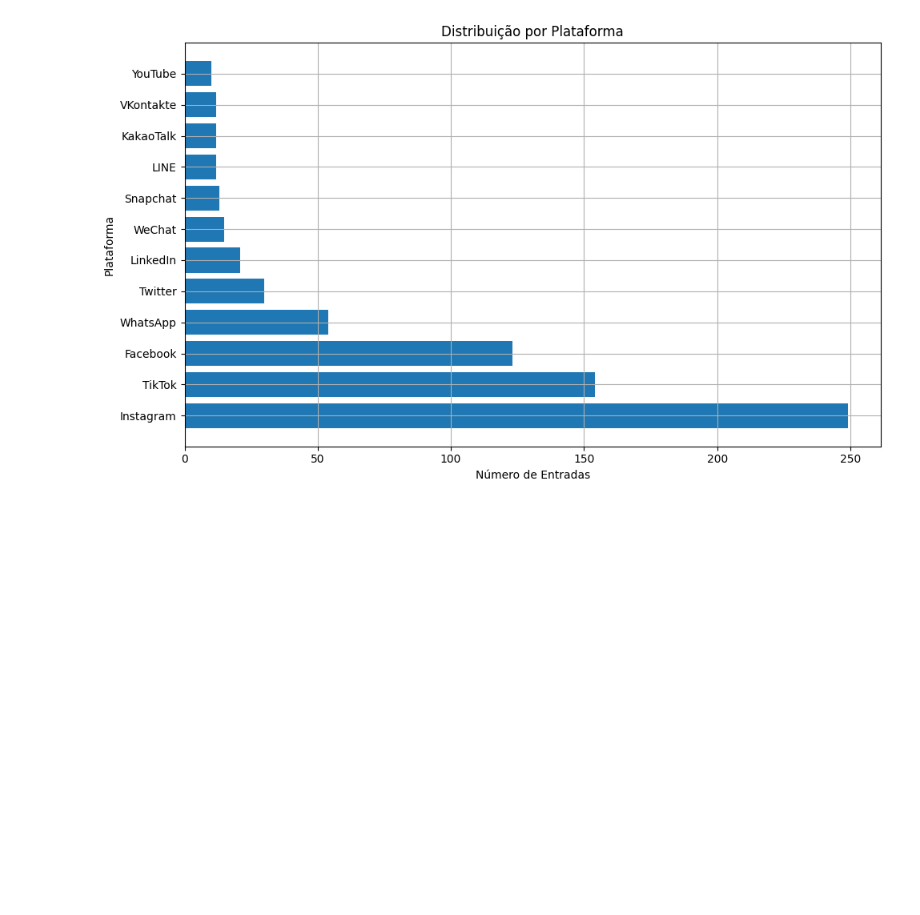
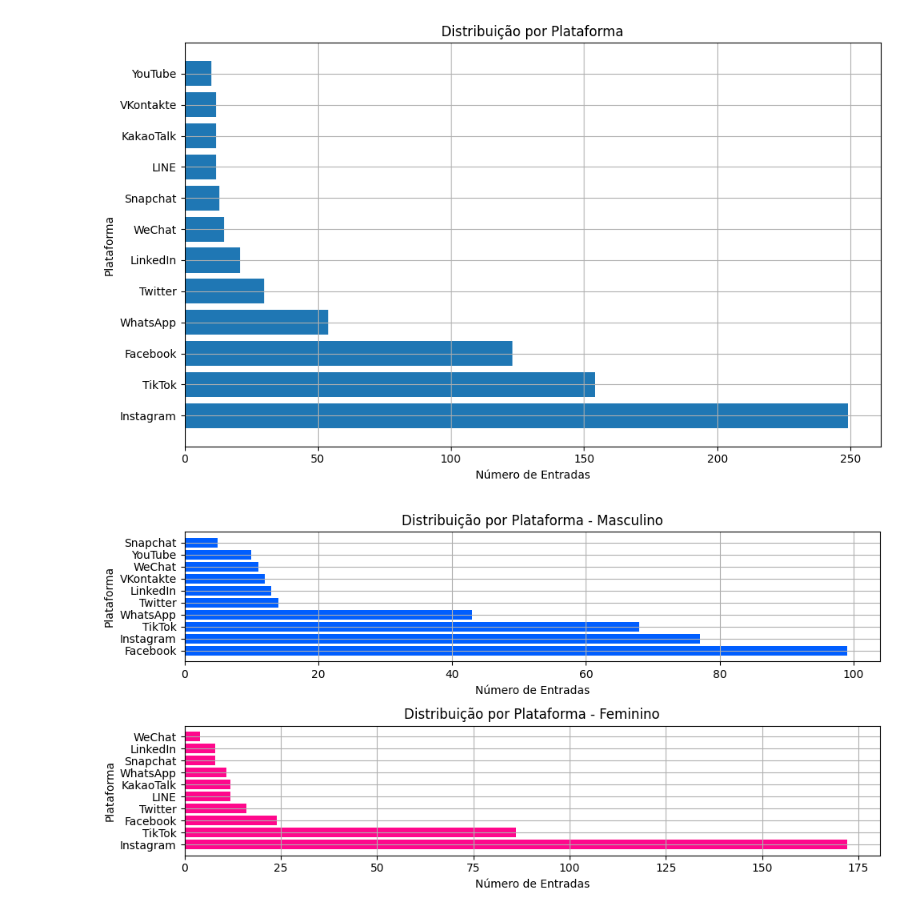
Before and after one commit to oDaniel728/alura-imersao-dados, a Jupyter notebook: atividade/vicio-em-rede-sociais.ipynb, the cells around one changed output. Saved outputs shown, nothing was run; the diff lists cells and outputs as text; code cells hidden in the pictures; blank space fills up the shorter version.

```diff
--- a/atividade/vicio-em-rede-sociais.ipynb
+++ b/atividade/vicio-em-rede-sociais.ipynb
@@ -123,3 +123,25 @@ plt.tight_layout()
 plt.show()
 # %% [output]
 [figure]
+# %%
+contador_m: dict[str, int] = df.query("sexo == 'M'")["plataforma"].value_counts().to_dict() # type: ignore
+contador_f: dict[str, int] = df.query("sexo == 'F'")["plataforma"].value_counts().to_dict() # type: ignore
+
+fig, (ax1, ax2) = plt.subplots(2, 1, figsize=(10, 5))
+
+ax1.grid(True)
+ax1.barh(list(contador_m.keys()), list(contador_m.values()), color="#005eff")
+ax1.set_xlabel('Número de Entradas')
+ax1.set_ylabel('Plataforma')
+ax1.set_title('Distribuição por Plataforma - Masculino')
+
+ax2.grid(True)
+ax2.barh(list(contador_f.keys()), list(contador_f.values()), color='#ff088c')
+ax2.set_xlabel('Número de Entradas')
+ax2.set_ylabel('Plataforma')
+ax2.set_title('Distribuição por Plataforma - Feminino')
+
+plt.tight_layout()
+plt.show()
+# %% [output]
+[figure, added]
```
Also changed, not shown: parts of 1 cell of this notebook.
